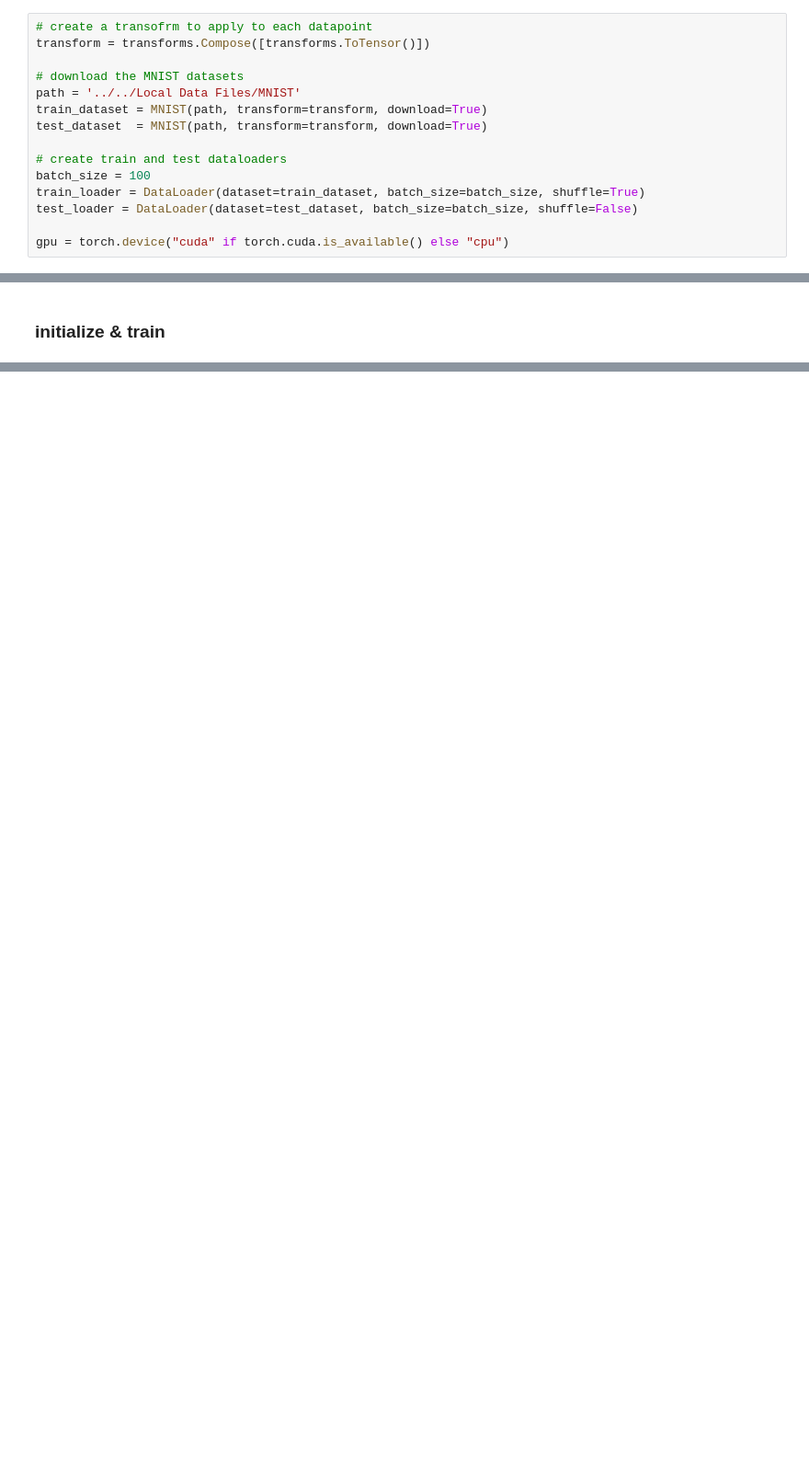
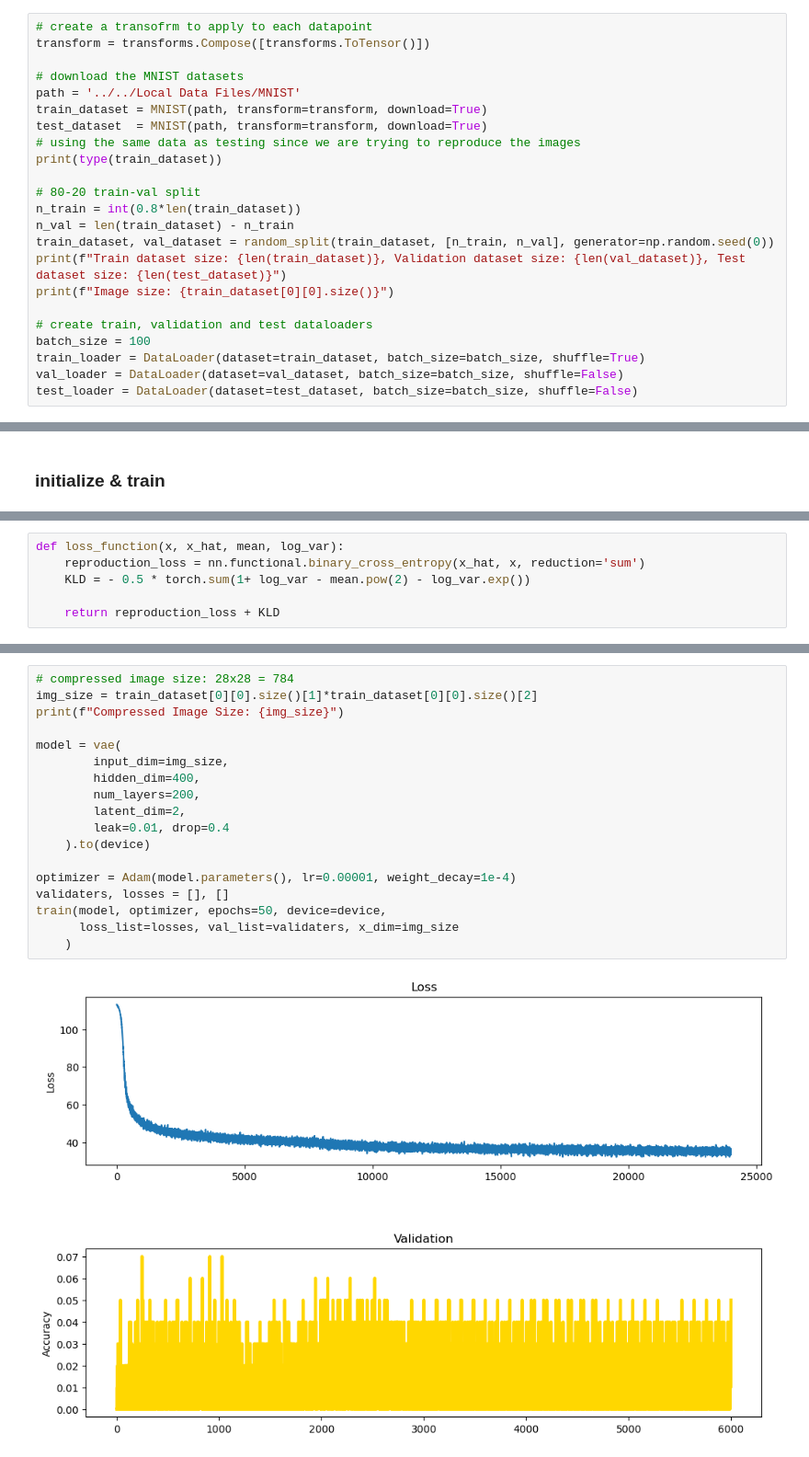
Before and after one commit to emmabacarra/cmbresearch, a Jupyter notebook: autoencoder practice/my vae.ipynb, the cells around one changed output, grey strips where cells are left out. Shown: that part at 92% size. Cells and saved outputs as stored; diff of their text form; blank space fills up the shorter version.

```diff
--- a/autoencoder practice/my vae.ipynb
+++ b/autoencoder practice/my vae.ipynb
@@ -39,10 +44,18 @@ transform = transforms.Compose([transforms.ToTensor()])
 path = '../../Local Data Files/MNIST'
 train_dataset = MNIST(path, transform=transform, download=True)
 test_dataset  = MNIST(path, transform=transform, download=True)
+# using the same data as testing since we are trying to reproduce the images
+print(type(train_dataset))
 
-# create train and test dataloaders
+# 80-20 train-val split
+n_train = int(0.8*len(train_dataset))
+n_val = len(train_dataset) - n_train
+train_dataset, val_dataset = random_split(train_dataset, [n_train, n_val], generator=np.random.seed(0))
+print(f"Train dataset size: {len(train_dataset)}, Validation dataset size: {len(val_dataset)}, Test dataset size: {len(test_dataset)}")
+print(f"Image size: {train_dataset[0][0].size()}")
+
+# create train, validation and test dataloaders
 batch_size = 100
 train_loader = DataLoader(dataset=train_dataset, batch_size=batch_size, shuffle=True)
+val_loader = DataLoader(dataset=val_dataset, batch_size=batch_size, shuffle=False)
 test_loader = DataLoader(dataset=test_dataset, batch_size=batch_size, shuffle=False)
-
-gpu = torch.device("cuda" if torch.cuda.is_available() else "cpu")
@@ -56,0 +163,6 @@ class vae(nn.Module):
+# %%
+def loss_function(x, x_hat, mean, log_var):
+    reproduction_loss = nn.functional.binary_cross_entropy(x_hat, x, reduction='sum')
+    KLD = - 0.5 * torch.sum(1+ log_var - mean.pow(2) - log_var.exp())
+
+    return reproduction_loss + KLD
@@ -61 +248,21 @@ class vae(nn.Module):
+# %%
+# compressed image size: 28x28 = 784
+img_size = train_dataset[0][0].size()[1]*train_dataset[0][0].size()[2]
+print(f"Compressed Image Size: {img_size}")
+
+model = vae(
+        input_dim=img_size,
+        hidden_dim=400,
+        num_layers=200,
+        latent_dim=2,
+        leak=0.01, drop=0.4
+    ).to(device)
+
+optimizer = Adam(model.parameters(), lr=0.00001, weight_decay=1e-4)
+validaters, losses = [], []
+train(model, optimizer, epochs=50, device=device,
+      loss_list=losses, val_list=validaters, x_dim=img_size
+    )
+# %% [output]
+[figure, added]
 # %% [markdown]
```
Also changed, not shown: parts of 18 cells of this notebook, 3 other files.
